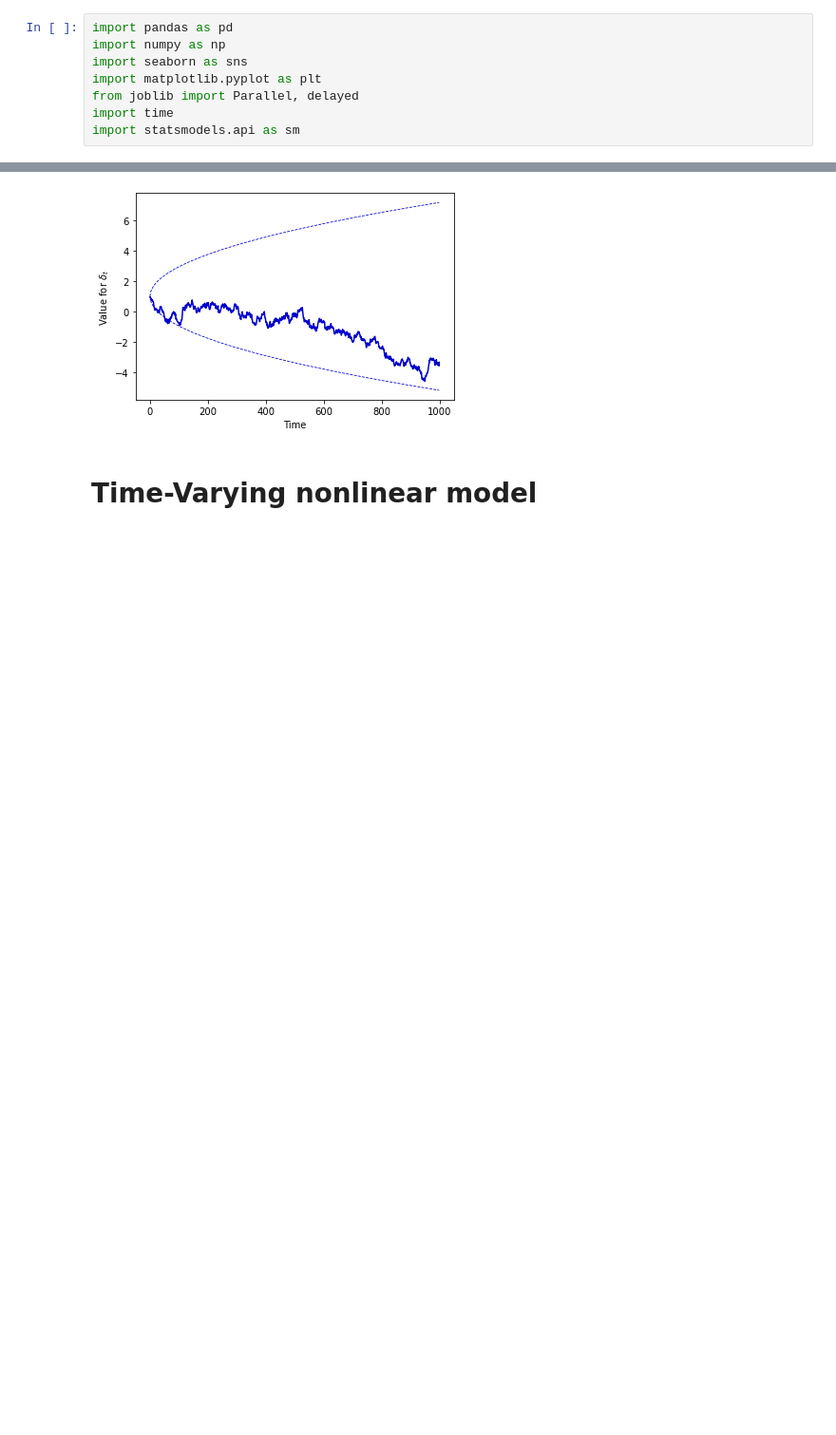
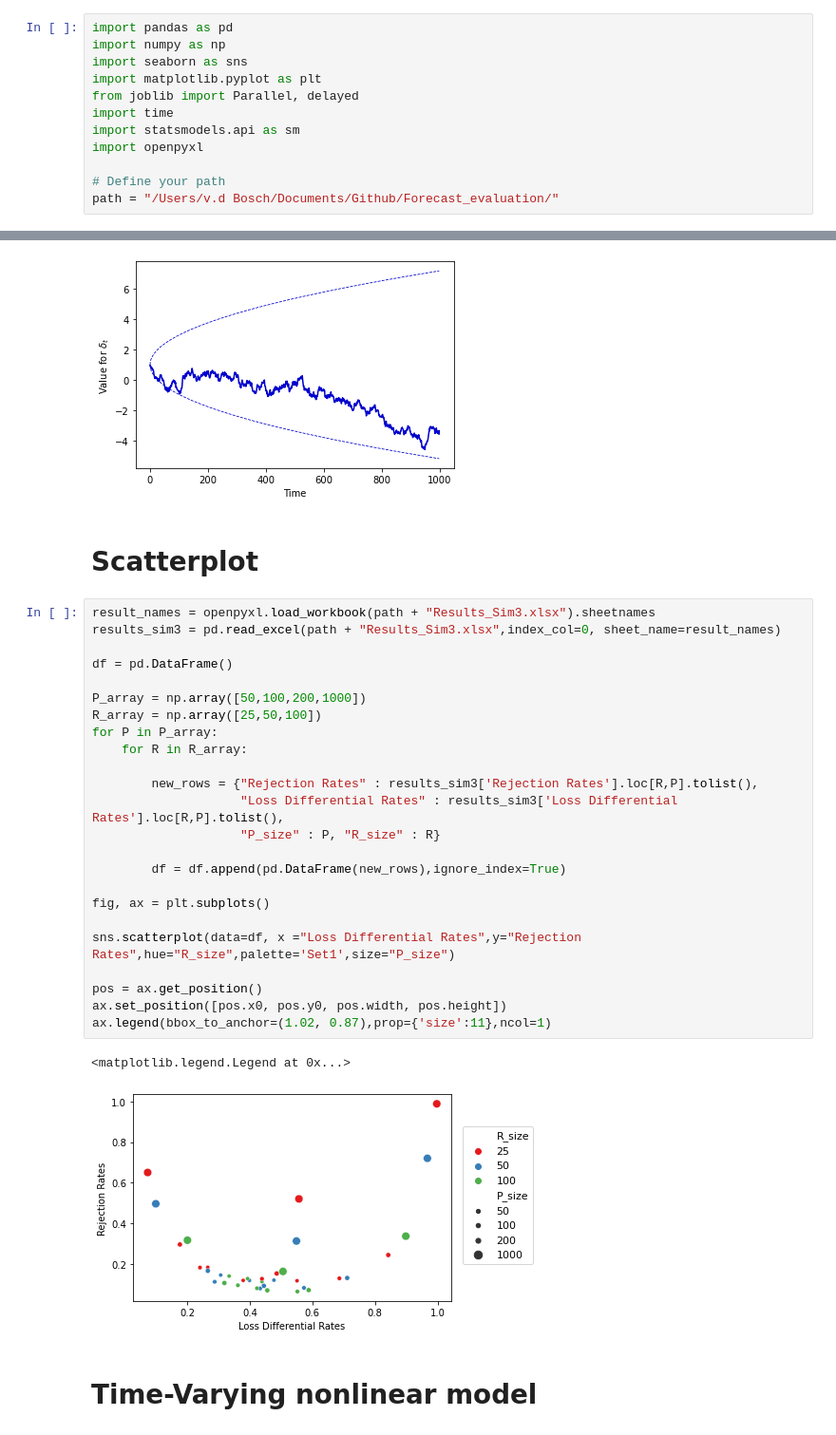
Before and after one commit to JochemvdBosch/Forecast_evaluation, a Jupyter notebook: Analyze_code.ipynb, the cells around one changed output, grey strips where cells are left out. Shown at 95% size. Cells and saved outputs as stored; diff of their text form; blank space fills up the shorter version.

Commit message:
New plots

```diff
--- a/Analyze_code.ipynb
+++ b/Analyze_code.ipynb
@@ -6,6 +6,10 @@ import matplotlib.pyplot as plt
 from joblib import Parallel, delayed
 import time
 import statsmodels.api as sm
+import openpyxl
+
+# Define your path
+path = "/Users/v.d Bosch/Documents/Github/Forecast_evaluation/"
 # %% [markdown]
 ## Plot functions of nonlinear models
 # %%
@@ -315,6 +319,35 @@ plt.ylabel(r"Value for $\delta_t$")
 plt.show()
 # %% [output]
 [figure]
+# %% [markdown]
+# Scatterplot
+# %%
+result_names = openpyxl.load_workbook(path + "Results_Sim3.xlsx").sheetnames
+results_sim3 = pd.read_excel(path + "Results_Sim3.xlsx",index_col=0, sheet_name=result_names)
+
+df = pd.DataFrame()
+
+P_array = np.array([50,100,200,1000])
+R_array = np.array([25,50,100])
+for P in P_array:
+    for R in R_array:
+
+        new_rows = {"Rejection Rates" : results_sim3['Rejection Rates'].loc[R,P].tolist(),
+                    "Loss Differential Rates" : results_sim3['Loss Differential Rates'].loc[R,P].tolist(),
+                    "P_size" : P, "R_size" : R}
+
+        df = df.append(pd.DataFrame(new_rows),ignore_index=True)
+
+fig, ax = plt.subplots()
+
+sns.scatterplot(data=df, x ="Loss Differential Rates",y="Rejection Rates",hue="R_size",palette='Set1',size="P_size")
+
+pos = ax.get_position()
+ax.set_position([pos.x0, pos.y0, pos.width, pos.height])
+ax.legend(bbox_to_anchor=(1.02, 0.87),prop={'size':11},ncol=1)
+# %% [output]
+<matplotlib.legend.Legend at 0x...>
+[figure, added]
 # %% [markdown]
 # Time-Varying nonlinear model
 # %%
```
Also changed, not shown: 1 other file.
